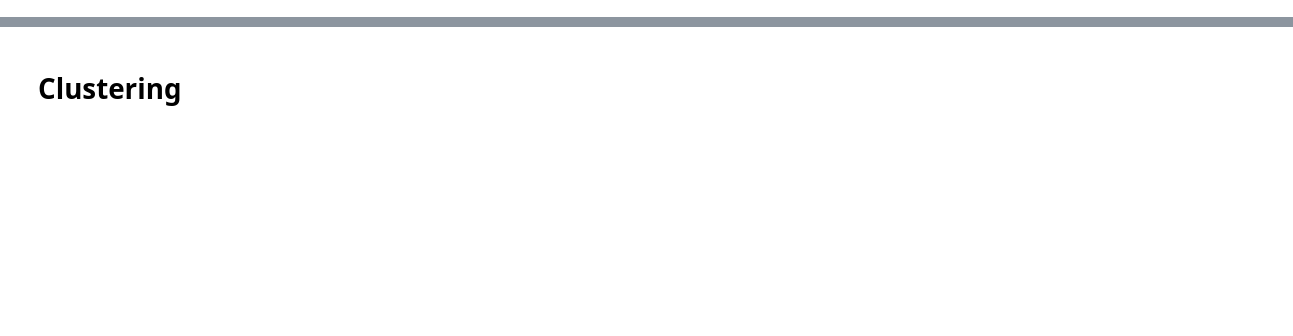
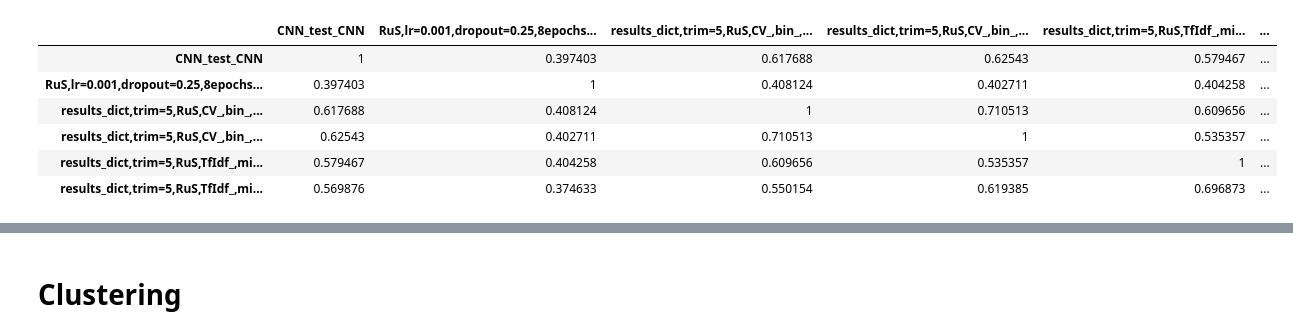
Before and after one commit to littlewine/snorkel-ml, a Jupyter notebook: my-code/classifier selection.ipynb, the cells around one changed output, grey strips where cells are left out. Saved outputs shown, nothing was run; the diff lists cells and outputs as text; code cells hidden in the pictures; blank space fills up the shorter version.

```diff
--- a/my-code/classifier selection.ipynb
+++ b/my-code/classifier selection.ipynb
@@ -41,0 +78,10 @@ ml_models
+# %%
+diversity_matrix(results_dict, metric=cohen_kappa_score)
+# %% [output]
+|  | CNN_test_CNN | RuS,lr=0.001,dropout=0.25,8epochs... | results_dict,trim=5,RuS,CV_,bin_,... | results_dict,trim=5,RuS,CV_,bin_,... | results_dict,trim=5,RuS,TfIdf_,mi... | ... |
+| CNN_test_CNN | 1 | 0.397403 | 0.617688 | 0.62543 | 0.579467 | ... |
+| RuS,lr=0.001,dropout=0.25,8epochs... | 0.397403 | 1 | 0.408124 | 0.402711 | 0.404258 | ... |
+| results_dict,trim=5,RuS,CV_,bin_,... | 0.617688 | 0.408124 | 1 | 0.710513 | 0.609656 | ... |
+| results_dict,trim=5,RuS,CV_,bin_,... | 0.62543 | 0.402711 | 0.710513 | 1 | 0.535357 | ... |
+| results_dict,trim=5,RuS,TfIdf_,mi... | 0.579467 | 0.404258 | 0.609656 | 0.535357 | 1 | ... |
+| results_dict,trim=5,RuS,TfIdf_,mi... | 0.569876 | 0.374633 | 0.550154 | 0.619385 | 0.696873 | ... |
```
Also changed, not shown: parts of 21 cells of this notebook, 2 other files.
